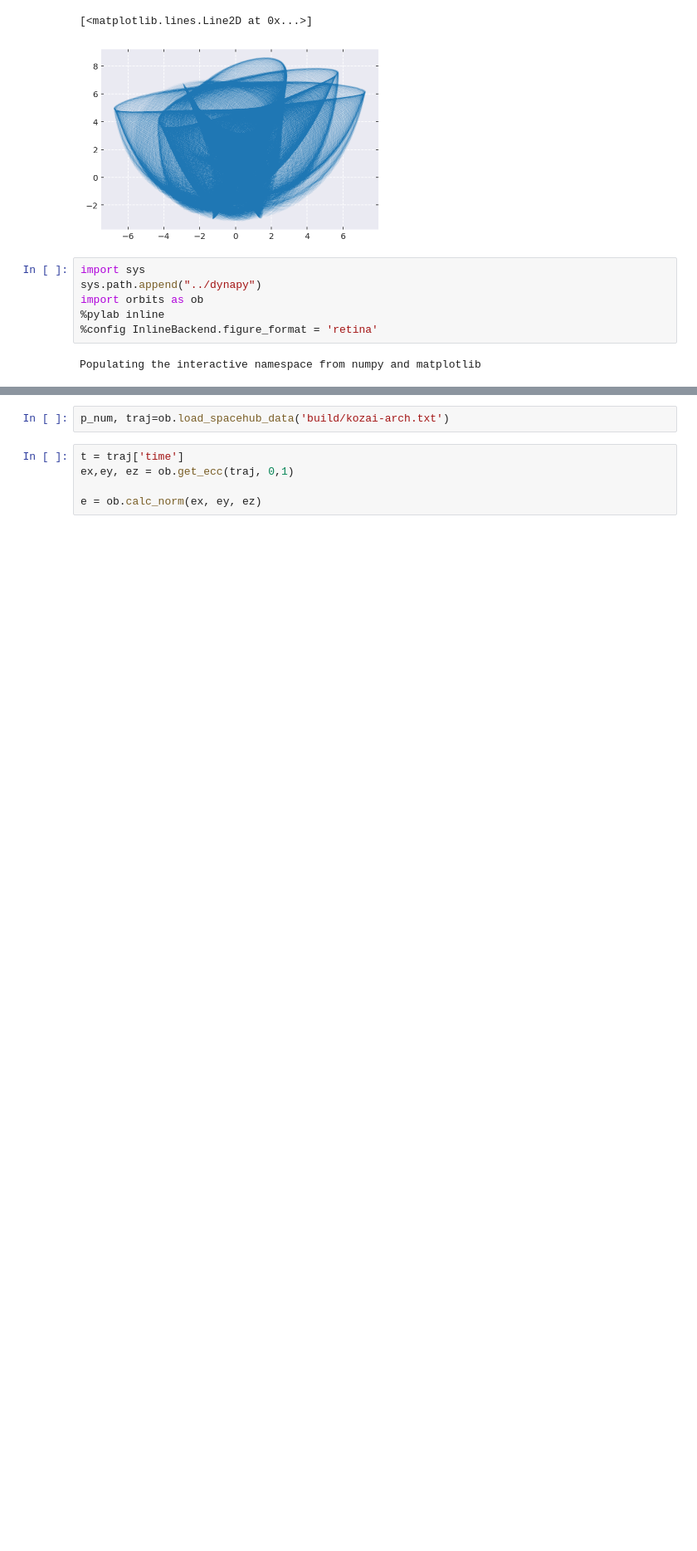
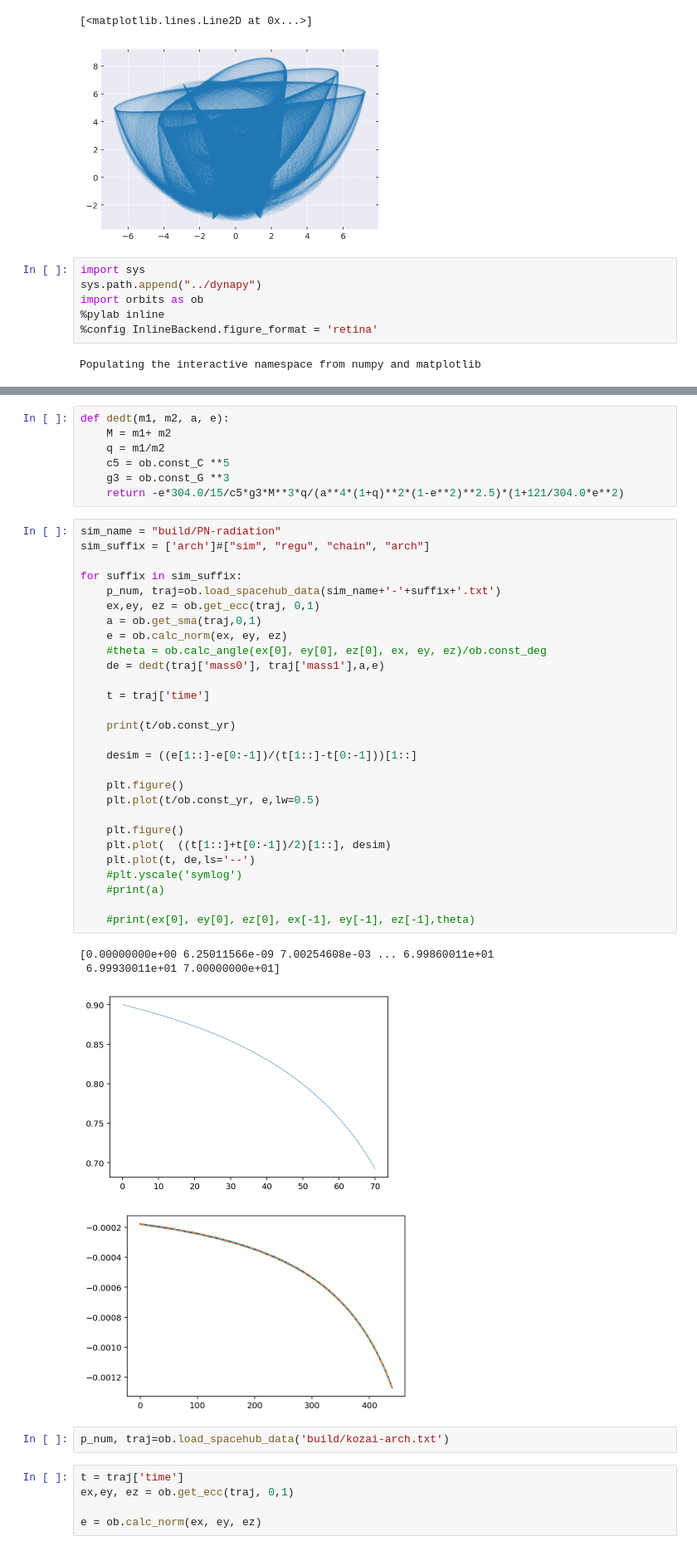
Before and after one commit to YihanWangAstro/SpaceHub, a Jupyter notebook: draw.ipynb, the cells around one changed output, grey strips where cells are left out. Shown at 83% size. Cells and saved outputs as stored; diff of their text form; blank space fills up the shorter version.

```diff
--- a/draw.ipynb
+++ b/draw.ipynb
@@ -281,6 +283,46 @@ for suffix in sim_suffix:
 [figure]
 [figure]
 [figure]
+# %%
+def dedt(m1, m2, a, e):
+    M = m1+ m2
+    q = m1/m2
+    c5 = ob.const_C **5
+    g3 = ob.const_G **3
+    return -e*304.0/15/c5*g3*M**3*q/(a**4*(1+q)**2*(1-e**2)**2.5)*(1+121/304.0*e**2)
+# %%
+sim_name = "build/PN-radiation"
+sim_suffix = ['arch']#["sim", "regu", "chain", "arch"]
+
+for suffix in sim_suffix:
+    p_num, traj=ob.load_spacehub_data(sim_name+'-'+suffix+'.txt')
+    ex,ey, ez = ob.get_ecc(traj, 0,1)
+    a = ob.get_sma(traj,0,1)
+    e = ob.calc_norm(ex, ey, ez)
+    #theta = ob.calc_angle(ex[0], ey[0], ez[0], ex, ey, ez)/ob.const_deg
+    de = dedt(traj['mass0'], traj['mass1'],a,e)
+
+    t = traj['time']
+
+    print(t/ob.const_yr)
+
+    desim = ((e[1::]-e[0:-1])/(t[1::]-t[0:-1]))[1::]
+
+    plt.figure()
+    plt.plot(t/ob.const_yr, e,lw=0.5)
+
+    plt.figure()
+    plt.plot(  ((t[1::]+t[0:-1])/2)[1::], desim)
+    plt.plot(t, de,ls='--')
+    #plt.yscale('symlog')
+    #print(a)
+
+    #print(ex[0], ey[0], ez[0], ex[-1], ey[-1], ez[-1],theta)
+# %% [output]
+[0.00000000e+00 6.25011566e-09 7.00254608e-03 ... 6.99860011e+01
+ 6.99930011e+01 7.00000000e+01]
+[figure, added]
+[figure, added]
 # %%
 p_num, traj=ob.load_spacehub_data('build/kozai-arch.txt')
 # %%
```
Also changed, not shown: parts of 1 cell of this notebook, 9 other files.
